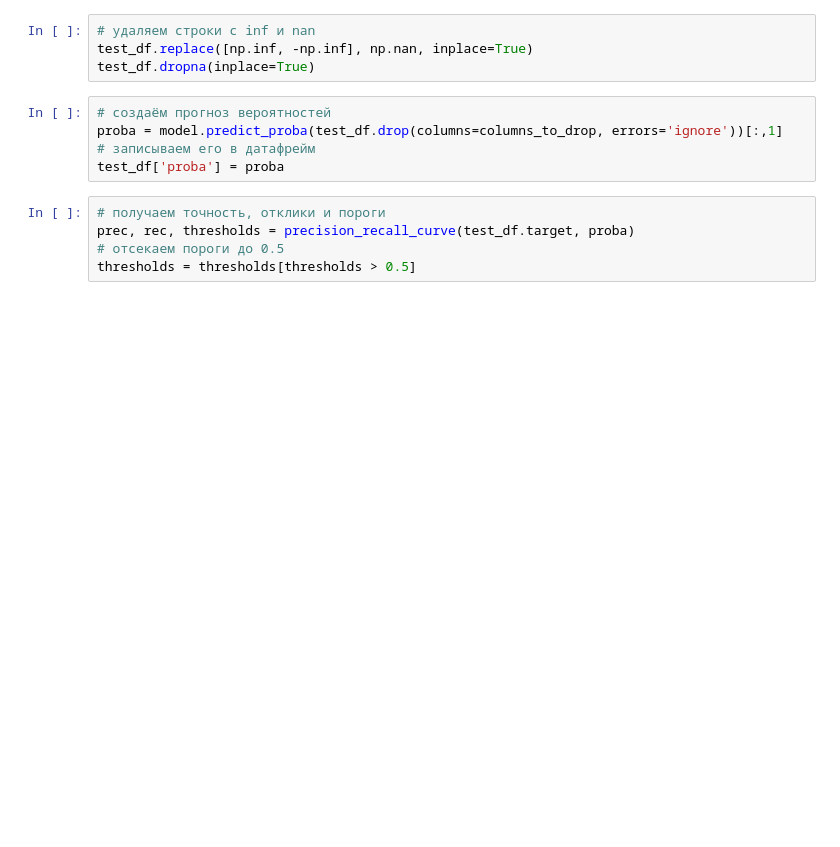
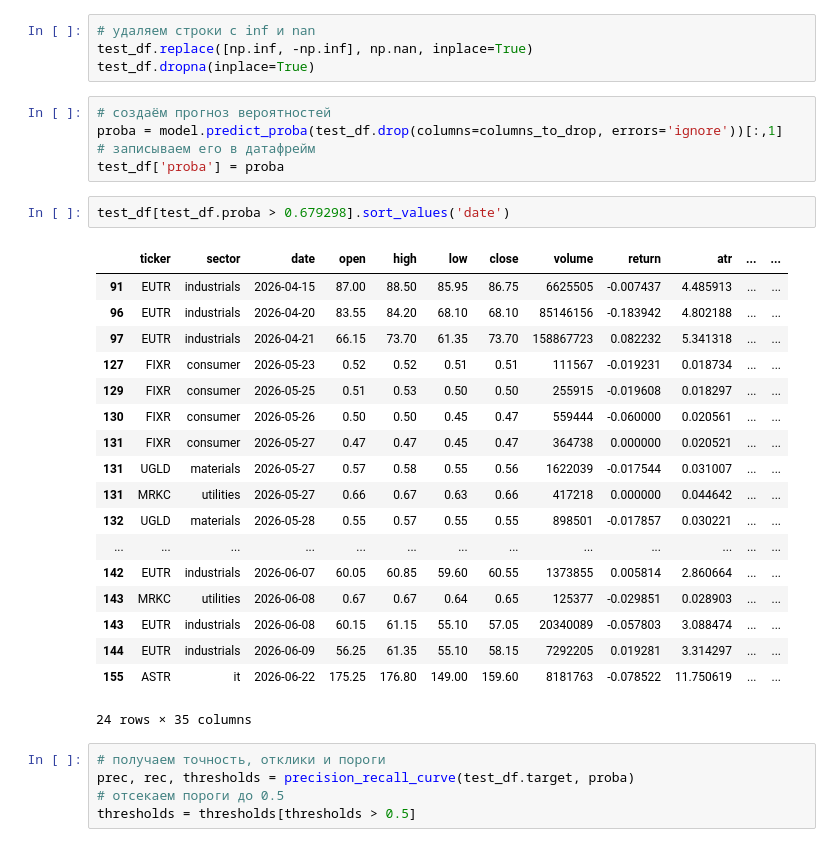
Before and after one commit to ChtoGde/stocks_analyser, a Jupyter notebook: ml_model.ipynb, the cells around one changed output. Saved outputs shown, nothing was run; the diff lists cells and outputs as text; blank space fills up the shorter version.

```diff
--- a/ml_model.ipynb
+++ b/ml_model.ipynb
@@ -212,6 +212,27 @@ test_df.dropna(inplace=True)
 proba = model.predict_proba(test_df.drop(columns=columns_to_drop, errors='ignore'))[:,1]
 # записываем его в датафрейм
 test_df['proba'] = proba
+# %%
+test_df[test_df.proba > 0.679298].sort_values('date')
+# %% [output]
+|  | ticker | sector | date | open | high | low | close | volume | return | atr | ... | ... |
+| 91 | EUTR | industrials | 2026-04-15 | 87.00 | 88.50 | 85.95 | 86.75 | 6625505 | -0.007437 | 4.485913 | ... | ... |
+| 96 | EUTR | industrials | 2026-04-20 | 83.55 | 84.20 | 68.10 | 68.10 | 85146156 | -0.183942 | 4.802188 | ... | ... |
+| 97 | EUTR | industrials | 2026-04-21 | 66.15 | 73.70 | 61.35 | 73.70 | 158867723 | 0.082232 | 5.341318 | ... | ... |
+| 127 | FIXR | consumer | 2026-05-23 | 0.52 | 0.52 | 0.51 | 0.51 | 111567 | -0.019231 | 0.018734 | ... | ... |
+| 129 | FIXR | consumer | 2026-05-25 | 0.51 | 0.53 | 0.50 | 0.50 | 255915 | -0.019608 | 0.018297 | ... | ... |
+| 130 | FIXR | consumer | 2026-05-26 | 0.50 | 0.50 | 0.45 | 0.47 | 559444 | -0.060000 | 0.020561 | ... | ... |
+| 131 | FIXR | consumer | 2026-05-27 | 0.47 | 0.47 | 0.45 | 0.47 | 364738 | 0.000000 | 0.020521 | ... | ... |
+| 131 | UGLD | materials | 2026-05-27 | 0.57 | 0.58 | 0.55 | 0.56 | 1622039 | -0.017544 | 0.031007 | ... | ... |
+| 131 | MRKC | utilities | 2026-05-27 | 0.66 | 0.67 | 0.63 | 0.66 | 417218 | 0.000000 | 0.044642 | ... | ... |
+| 132 | UGLD | materials | 2026-05-28 | 0.55 | 0.57 | 0.55 | 0.55 | 898501 | -0.017857 | 0.030221 | ... | ... |
+| ... | ... | ... | ... | ... | ... | ... | ... | ... | ... | ... | ... | ... |
+| 142 | EUTR | industrials | 2026-06-07 | 60.05 | 60.85 | 59.60 | 60.55 | 1373855 | 0.005814 | 2.860664 | ... | ... |
+| 143 | MRKC | utilities | 2026-06-08 | 0.67 | 0.67 | 0.64 | 0.65 | 125377 | -0.029851 | 0.028903 | ... | ... |
+| 143 | EUTR | industrials | 2026-06-08 | 60.15 | 61.15 | 55.10 | 57.05 | 20340089 | -0.057803 | 3.088474 | ... | ... |
+| 144 | EUTR | industrials | 2026-06-09 | 56.25 | 61.35 | 55.10 | 58.15 | 7292205 | 0.019281 | 3.314297 | ... | ... |
+| 155 | ASTR | it | 2026-06-22 | 175.25 | 176.80 | 149.00 | 159.60 | 8181763 | -0.078522 | 11.750619 | ... | ... |
+24 rows × 35 columns
 # %%
 # получаем точность, отклики и пороги
 prec, rec, thresholds = precision_recall_curve(test_df.target, proba)
```
Also changed, not shown: parts of 3 cells of this notebook, 3 other files.
